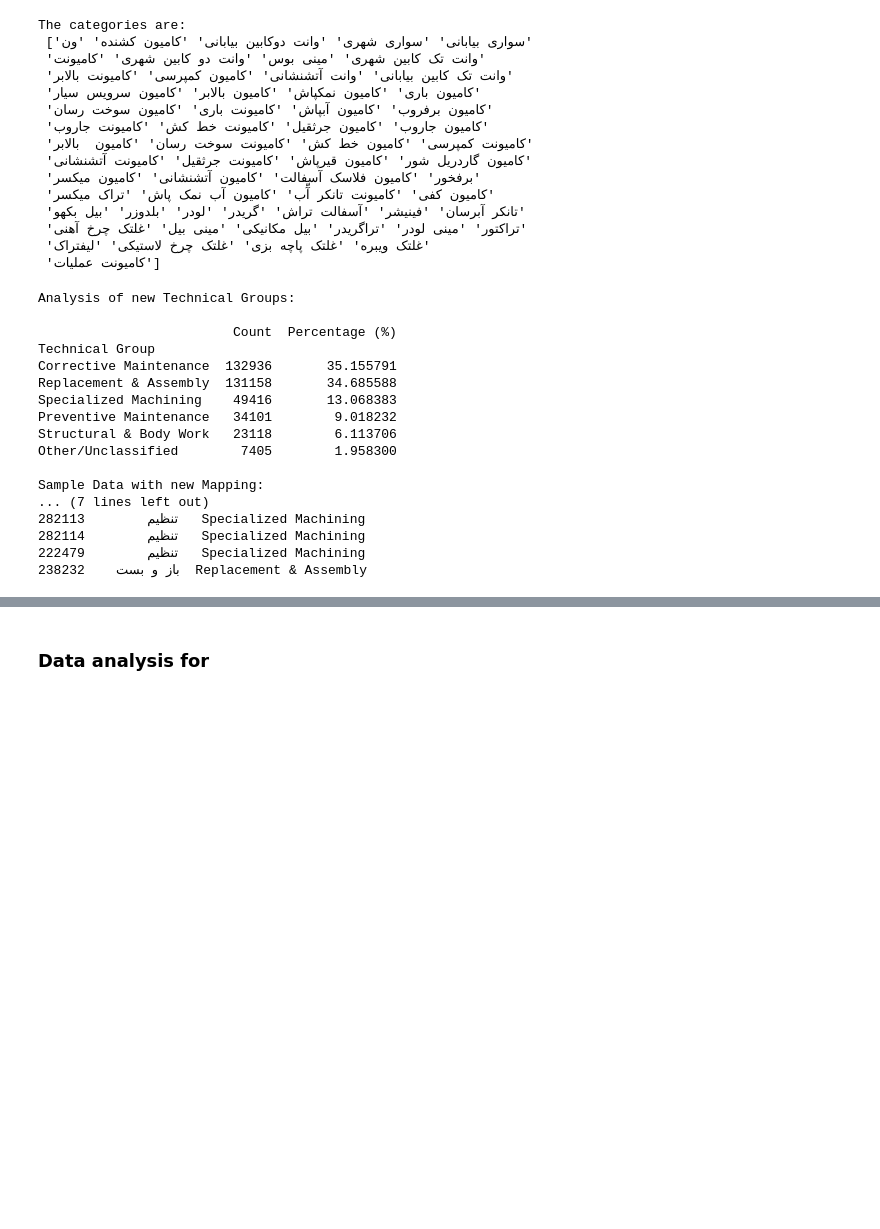
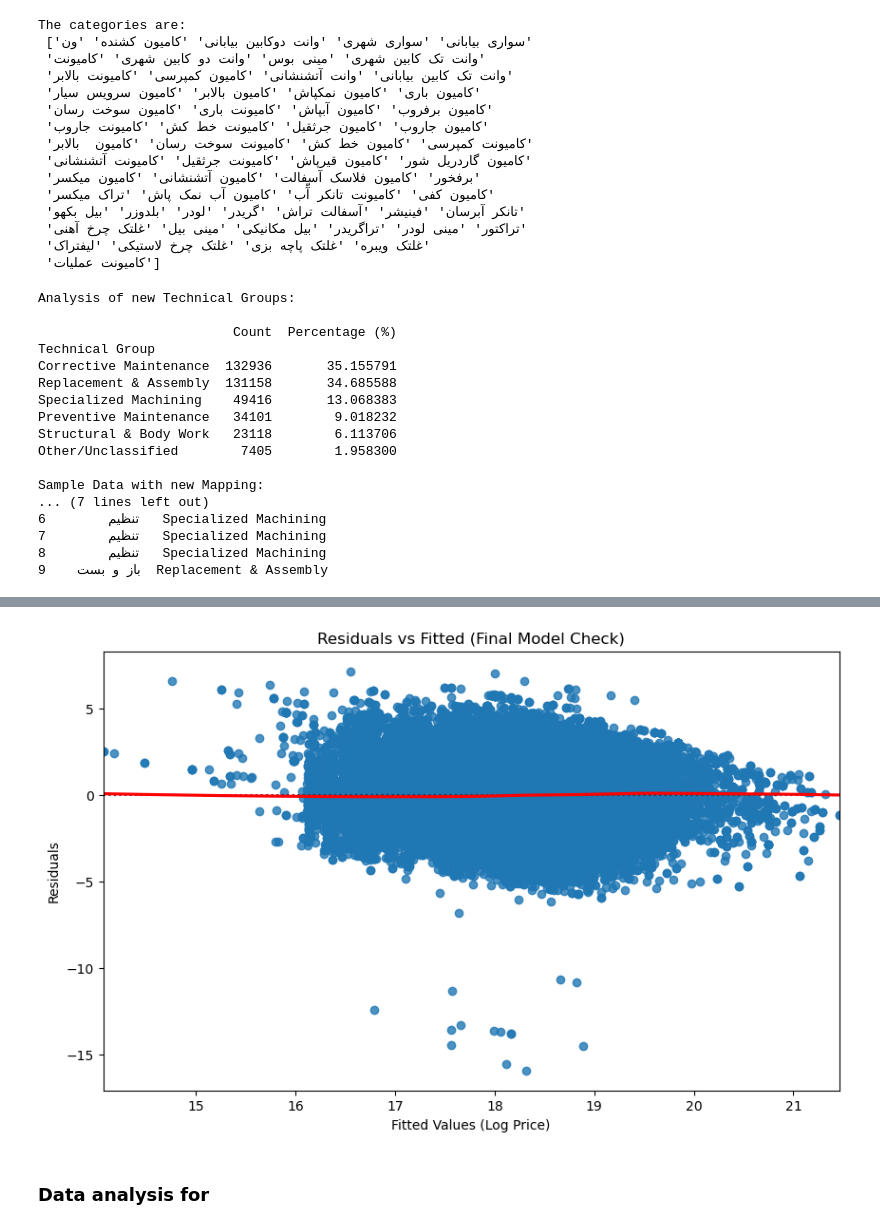
Before and after one commit to hamidhat45-boop/rahdari, a Jupyter notebook: mile_age_prediction.ipynb, the cells around one changed output, grey strips where cells are left out. Drawn from its saved outputs; the diff is of its cells as text; code cells hidden in the pictures; blank space fills up the shorter version.

```diff
--- a/mile_age_prediction.ipynb
+++ b/mile_age_prediction.ipynb
@@ -10,7 +10,7 @@ pd.set_option('display.max_columns', None)
 import warnings
 warnings.filterwarnings('ignore')
 # %%
-data = pd.read_pickle('finall_mwrged_full_data.pickle')
+data = pd.read_csv('finall_mwrged_full_data.csv')
 # %%
 data.columns
 # %% [output]
@@ -122,7 +122,72 @@ Other/Unclassified        7405        1.958300
 
 Sample Data with new Mapping:
 ... (7 lines left out)
-282113        تنظیم   Specialized Machining
-282114        تنظیم   Specialized Machining
-222479        تنظیم   Specialized Machining
-238232    باز و بست  Replacement & Assembly
+6        تنظیم   Specialized Machining
+7        تنظیم   Specialized Machining
+8        تنظیم   Specialized Machining
+9    باز و بست  Replacement & Assembly
+# %%
+import pandas as pd
+import statsmodels.api as sm
+import numpy as np
+import matplotlib.pyplot as plt
+import seaborn as sns
+
+# 1. Numeric Cleaning & Filtering
+# Force numeric types and coerce errors (like text or spaces) to NaN
+data['price'] = pd.to_numeric(data['price'], errors='coerce')
+data['duration'] = pd.to_numeric(data['duration'], errors='coerce')
+data['BuildDate'] = pd.to_numeric(data['BuildDate'], errors='coerce')
+
+# Drop missing values and non-positive prices (Log-Linear requires price > 0)
+data = data[data['price'] > 0].dropna(subset=['price', 'duration', 'BuildDate', 'CompanyName', 'Main system', 'Technical Group'])
+
+# 2. Consolidation Logic
+# Groups sub-categories that make up the bottom 40% into 'Other' to improve statistical power
+def consolidate_categories(df, column, threshold=0.60):
+    counts = df[column].value_counts(normalize=True).sort_values(ascending=False)
+    cumulative_perc = counts.cumsum()
+    top_categories = cumulative_perc[cumulative_perc <= threshold].index.tolist()
+    if not top_categories:
+        top_categories = [counts.index[0]]
+    return df[column].apply(lambda x: x if x in top_categories else 'Other')
+
+# Apply consolidation before setting baselines
+data['Main_Grouped'] = consolidate_categories(data, 'Main system', 0.60)
+data['Comp_Grouped'] = consolidate_categories(data, 'CompanyName', 0.60)
+
+# 3. Prepare Categorical Baselines
+# Setting 'موتور' (Motor), 'ولوو' (Volvo), and 'Specialized Machining' as reference points
+main_order = ['موتور'] + [m for m in data['Main_Grouped'].unique() if m != 'موتور']
+data['Main_Grouped'] = pd.Categorical(data['Main_Grouped'], categories=main_order, ordered=True)
+
+company_order = ['ولوو'] + [c for c in data['Comp_Grouped'].unique() if c != 'ولوو']
+data['Comp_Grouped'] = pd.Categorical(data['Comp_Grouped'], categories=company_order, ordered=True)
+
+tech_order = ['Specialized Machining'] + [t for t in data['Technical Group'].unique() if t != 'Specialized Machining']
+data['Technical Group'] = pd.Categorical(data['Technical Group'], categories=tech_order, ordered=True)
+
+# 4. Encoding & Matrix Assembly
+# drop_first=True ensures your custom baselines are the reference groups (hidden in Intercept)
+X_cats = pd.get_dummies(data[['Main_Grouped', 'Comp_Grouped', 'Technical Group']], drop_first=True)
+X_nums = data[['duration', 'BuildDate']]
+
+X = pd.concat([X_nums, X_cats], axis=1).astype(float)
+X = sm.add_constant(X) # Adds the Intercept/Constant
+y_log = np.log1p(data['price'])
+
+# 5. Fit with Robust Standard Errors (HC3)
+# Essential for PhD-level research when residual variance is not constant
+final_model = sm.OLS(y_log, X).fit(cov_type='HC3')
+
+# 6. Results and Diagnostics
+print(final_model.summary())
+
+# Generate Residual Plot
+plt.figure(figsize=(10, 6))
+sns.residplot(x=final_model.fittedvalues, y=final_model.resid, lowess=True, line_kws={'color': 'red'})
+plt.title('Residuals vs Fitted (Final Model Check)')
+plt.xlabel('Fitted Values (Log Price)')
+plt.ylabel('Residuals')
+plt.show()
+# %% [output]
@@ -129,3 +211,4 @@ Sample Data with new Mapping:
+[figure, added]
 # %% [markdown]
 ### Data analysis for
 # %%
```
Also changed, not shown: parts of 2 cells of this notebook.
